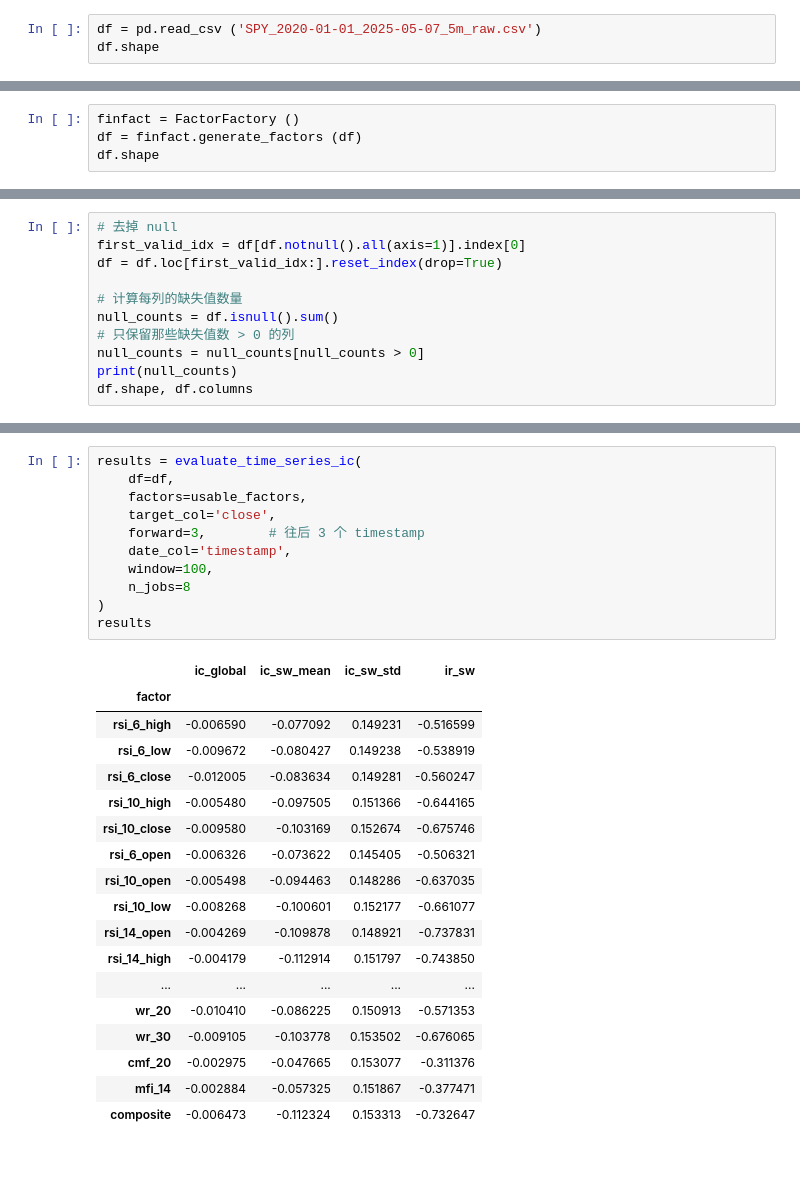
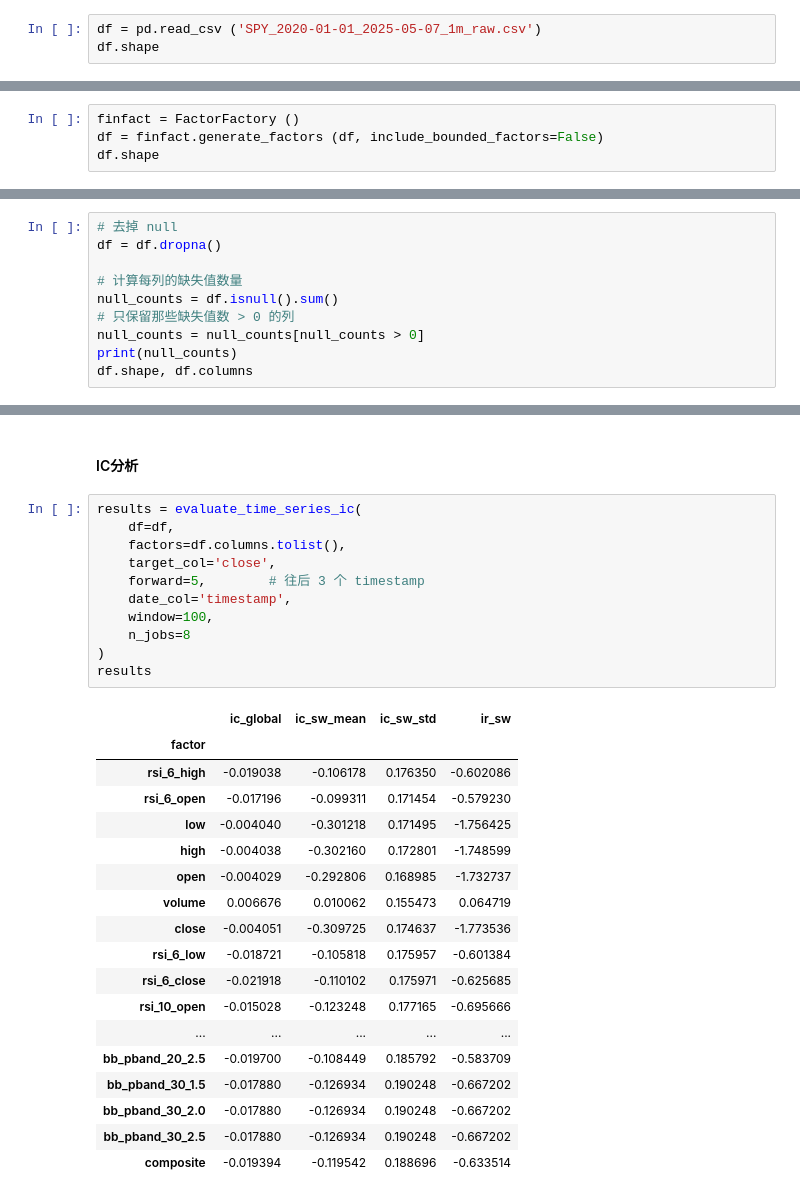
Before and after one commit to cziwen/TockFormer, a Jupyter notebook: measureFeature.ipynb, the cells around one changed output, grey strips where cells are left out. Drawn from its saved outputs; the diff is of its cells as text; blank space fills up the shorter version.

```diff
--- a/measureFeature.ipynb
+++ b/measureFeature.ipynb
@@ -8,4 +13,4 @@ import matplotlib.pyplot as plt
 # %%
-df = pd.read_csv ('SPY_2020-01-01_2025-05-07_5m_raw.csv')
+df = pd.read_csv ('SPY_2020-01-01_2025-05-07_1m_raw.csv')
 df.shape
 # %% [output]
@@ -13,5 +18,5 @@ df.shape
 # %%
 finfact = FactorFactory ()
-df = finfact.generate_factors (df)
+df = finfact.generate_factors (df, include_bounded_factors=False)
 df.shape
 # %% [output]
@@ -19,7 +24,6 @@ df.shape
 # %%
 # 去掉 null
-first_valid_idx = df[df.notnull().all(axis=1)].index[0]
-df = df.loc[first_valid_idx:].reset_index(drop=True)
+df = df.dropna()
 
 # 计算每列的缺失值数量
 null_counts = df.isnull().sum()
@@ -64,32 +54,34 @@ print(len(usable_factors))
+# %% [markdown]
+#### IC分析
 # %%
 results = evaluate_time_series_ic(
     df=df,
-    factors=usable_factors,
+    factors=df.columns.tolist(),
     target_col='close',
-    forward=3,        # 往后 3 个 timestamp
+    forward=5,        # 往后 3 个 timestamp
     date_col='timestamp',
     window=100,
     n_jobs=8
 )
 results
 # %% [output]
 |  | ic_global | ic_sw_mean | ic_sw_std | ir_sw |
 | factor |  |  |  |  |
-| rsi_6_high | -0.006590 | -0.077092 | 0.149231 | -0.516599 |
-| rsi_6_low | -0.009672 | -0.080427 | 0.149238 | -0.538919 |
-| rsi_6_close | -0.012005 | -0.083634 | 0.149281 | -0.560247 |
-| rsi_10_high | -0.005480 | -0.097505 | 0.151366 | -0.644165 |
-| rsi_10_close | -0.009580 | -0.103169 | 0.152674 | -0.675746 |
-| rsi_6_open | -0.006326 | -0.073622 | 0.145405 | -0.506321 |
-| rsi_10_open | -0.005498 | -0.094463 | 0.148286 | -0.637035 |
-| rsi_10_low | -0.008268 | -0.100601 | 0.152177 | -0.661077 |
-| rsi_14_open | -0.004269 | -0.109878 | 0.148921 | -0.737831 |
-| rsi_14_high | -0.004179 | -0.112914 | 0.151797 | -0.743850 |
+| rsi_6_high | -0.019038 | -0.106178 | 0.176350 | -0.602086 |
+| rsi_6_open | -0.017196 | -0.099311 | 0.171454 | -0.579230 |
+| low | -0.004040 | -0.301218 | 0.171495 | -1.756425 |
+| high | -0.004038 | -0.302160 | 0.172801 | -1.748599 |
+| open | -0.004029 | -0.292806 | 0.168985 | -1.732737 |
+| volume | 0.006676 | 0.010062 | 0.155473 | 0.064719 |
+| close | -0.004051 | -0.309725 | 0.174637 | -1.773536 |
+| rsi_6_low | -0.018721 | -0.105818 | 0.175957 | -0.601384 |
+| rsi_6_close | -0.021918 | -0.110102 | 0.175971 | -0.625685 |
+| rsi_10_open | -0.015028 | -0.123248 | 0.177165 | -0.695666 |
 | ... | ... | ... | ... | ... |
-| wr_20 | -0.010410 | -0.086225 | 0.150913 | -0.571353 |
-| wr_30 | -0.009105 | -0.103778 | 0.153502 | -0.676065 |
-| cmf_20 | -0.002975 | -0.047665 | 0.153077 | -0.311376 |
-| mfi_14 | -0.002884 | -0.057325 | 0.151867 | -0.377471 |
-| composite | -0.006473 | -0.112324 | 0.153313 | -0.732647 |
+| bb_pband_20_2.5 | -0.019700 | -0.108449 | 0.185792 | -0.583709 |
+| bb_pband_30_1.5 | -0.017880 | -0.126934 | 0.190248 | -0.667202 |
+| bb_pband_30_2.0 | -0.017880 | -0.126934 | 0.190248 | -0.667202 |
+| bb_pband_30_2.5 | -0.017880 | -0.126934 | 0.190248 | -0.667202 |
+| composite | -0.019394 | -0.119542 | 0.188696 | -0.633514 |
 # %%
 # 选择出优质因子
```
Also changed, not shown: parts of 16 cells of this notebook, 4 other files.
